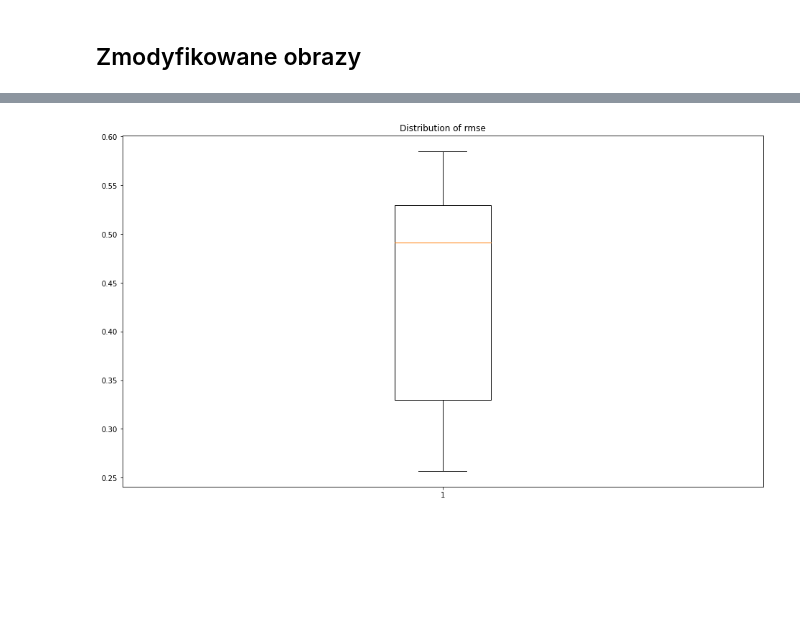
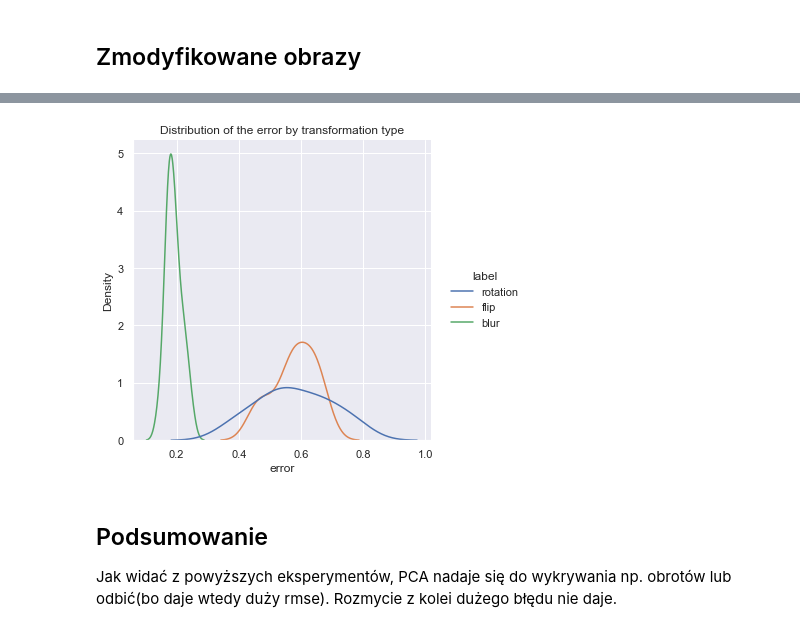
Before and after one commit to mini-pw/2021L-WUM, a Jupyter notebook: Prace_domowe/Praca_domowa6/Grupa4/Yevhenii_Vinichenko/pd6.ipynb, the cells around one changed output, grey strips where cells are left out. Cells and saved outputs as stored; diff of their text form; code cells hidden in the pictures; blank space fills up the shorter version.

```diff
--- a/Prace_domowe/Praca_domowa6/Grupa4/Yevhenii_Vinichenko/pd6.ipynb
+++ b/Prace_domowe/Praca_domowa6/Grupa4/Yevhenii_Vinichenko/pd6.ipynb
@@ -87,7 +90,7 @@ plt.show()
 pca = PCA(n_components = 90, random_state=1)
 pca.fit(X_train)
 X_pca = pca.transform(X_train)
-X_hat = np.dot(X_pca, pca.components_) + pca.mean_
+X_hat = pca.inverse_transform(X_pca)
 # %%
 print(f"Compress ratio: {4096/90:.2f}")
 # %% [output]
@@ -117,15 +120,22 @@ plt.show()
 # %% [markdown]
 ## Zmodyfikowane obrazy
 # %%
-kernel = np.ones((3,3),np.float32)/9
+kernel = np.ones((5,5),np.float32)/25
 
 modifications = [
-    lambda x: cv2.rotate(x.reshape((64, 64)), cv2.ROTATE_90_CLOCKWISE),
-    lambda x: cv2.flip(x.reshape((64, 64)), -1),
-    lambda x: cv2.filter2D(x.reshape((64, 64)), -1, kernel)
+    lambda x: cv2.rotate(x.reshape((64, 64)), cv2.ROTATE_90_CLOCKWISE), # obrót
+    lambda x: cv2.flip(x.reshape((64, 64)), -1), # odbicie
+    lambda x: cv2.filter2D(x.reshape((64, 64)), -1, kernel) # rozmycie
 ]
+modifications_names = [
+    "rotation",
+    "flip",
+    "blur"
+]
 # %%
-X_test_modified = np.empty((10, 4096))
-for i in range(10):
+X_test_modified = np.empty((60, 4096))
+labels = [""] * 60
+for i in range(60):
     X_test_modified[i] = modifications[i%3](X_test[i]).reshape(4096)
+    labels[i] = modifications_names[i%3]
 # %%
@@ -135,6 +145,7 @@ plot_faces(reshape(X_test_modified), 10)
 # %%
 X_test_modified_pca = pca.transform(X_test_modified)
-X_test_modified_hat = np.dot(X_test_modified_pca, pca.components_) + pca.mean_
+X_test_modified_hat = pca.inverse_transform(X_test_modified_pca)
 
-plot_faces(reshape(X_test_modified_hat), 10)
+plot_faces(reshape(X_test_modified_hat), 3)
+# jak można było się spodziewać, w miarę dobry wynik wyszedł tylko przy rozmyciu
 # %% [output]
@@ -142,6 +161,18 @@ plot_faces(reshape(X_test_modified_hat), 10)
 # %%
-plt.boxplot(get_errors(X_test_modified, X_test_modified_hat))
-plt.title("Distribution of rmse")
+errors = get_errors(X_test_modified, X_test_modified_hat)
+error_data = pd.DataFrame.from_dict({
+    "error": errors,
+    "label": labels
+})
+
+sns.displot(error_data, x="error", hue="label", kind="kde")
+plt.title("Distribution of the error by transformation type")
 plt.show()
+# skoro transformacje były różnej "trudności", zobaczmy jak wygląda rozkład błędu
+# dla każdej transformacji oddzielnie
+# wykres potwierdza powyższe spostrzeżenia
 # %% [output]
-[figure, old version]
+[figure, new version]
+# %% [markdown]
+## Podsumowanie
+Jak widać z powyższych eksperymentów, PCA nadaje się do wykrywania np. obrotów lub odbić(bo daje wtedy duży rmse). Rozmycie z kolei dużego błędu nie daje.
```
Also changed, not shown: parts of 12 cells of this notebook.
